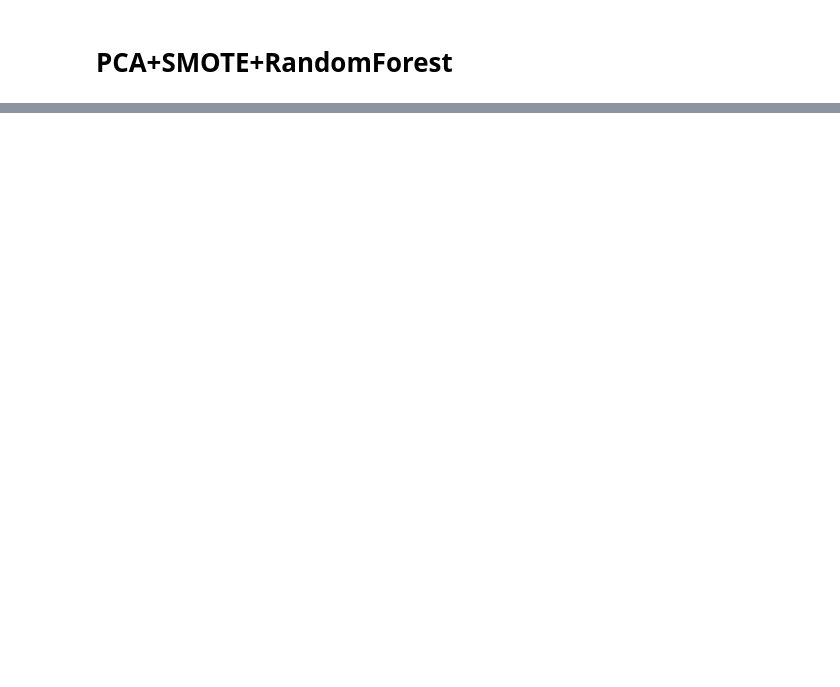
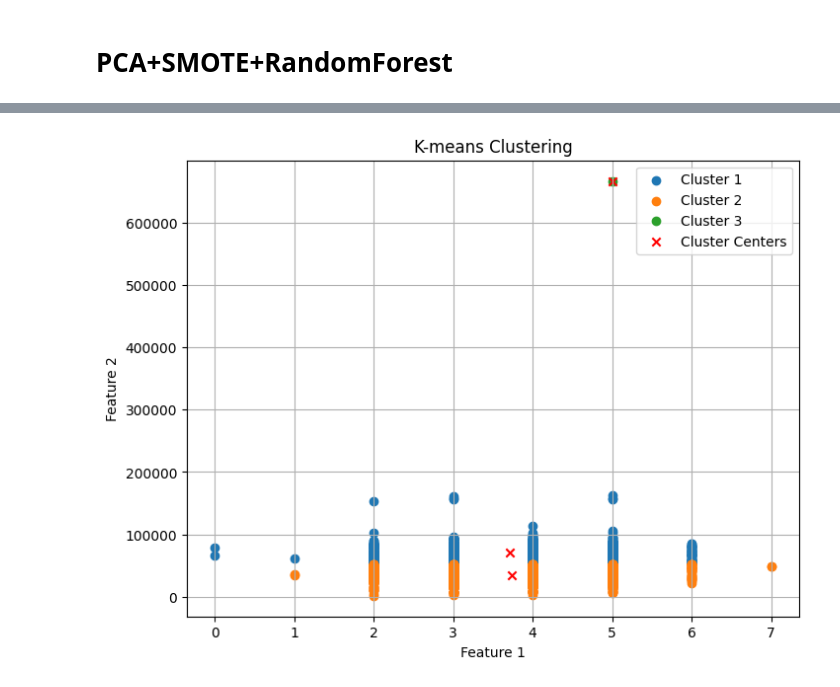
Before and after one commit to brother-beep/Kaggle-works, a Jupyter notebook: market-campaign-analysis.ipynb, the cells around one changed output, grey strips where cells are left out. Drawn from its saved outputs; the diff is of its cells as text; code cells hidden in the pictures; blank space fills up the shorter version.

```diff
--- a/market-campaign-analysis.ipynb
+++ b/market-campaign-analysis.ipynb
@@ -538,0 +631,30 @@ Accuracy: 86.8304 %
+# %%
+import matplotlib.pyplot as plt
+
+# Plotting the clusters
+plt.figure(figsize=(8, 6))
+
+# Iterate through each cluster and plot its data points
+for cluster_id in range(n_clusters):
+    # Select data points belonging to the current cluster
+    cluster_data = X[cluster_labels == cluster_id]
+
+    # Plot the data points for the current cluster
+    plt.scatter(cluster_data.iloc[:, 2], cluster_data.iloc[:, 3], label=f'Cluster {cluster_id + 1}')
+
+# Plotting the cluster centers
+plt.scatter(cluster_centers[:, 2], cluster_centers[:, 3], marker='x', color='red', label='Cluster Centers')
+
+# Add labels and title
+plt.xlabel('Feature 1')
+plt.ylabel('Feature 2')
+plt.title('K-means Clustering')
+
+# Add legend
+plt.legend()
+
+# Show the plot
+plt.grid(True)
+plt.show()
+# %% [output]
+[figure, added]
```
Also changed, not shown: parts of 9 cells of this notebook.
